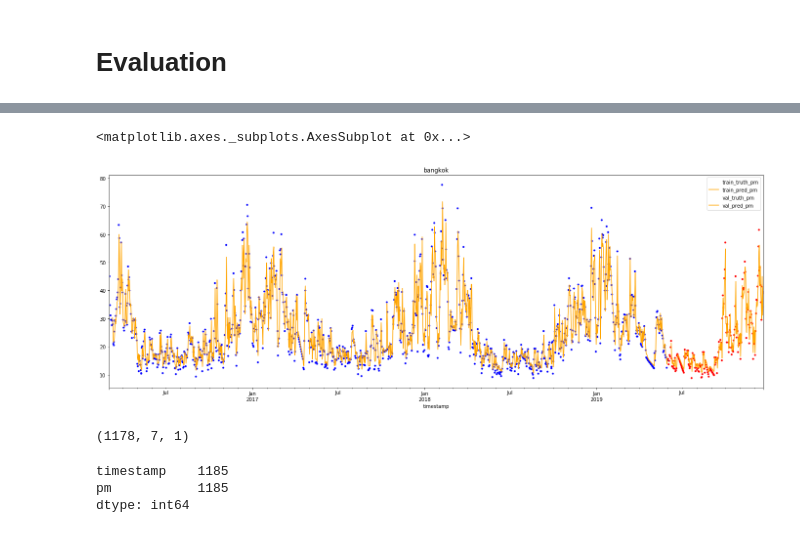
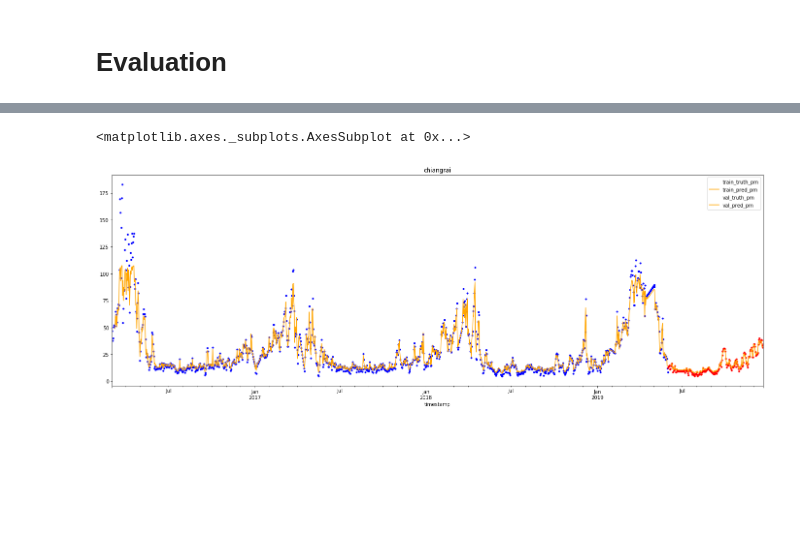
Before and after one commit to anythingth2/PM2.5_Analysis, a Jupyter notebook: Forecasting.ipynb, the cells around one changed output, grey strips where cells are left out. Drawn from its saved outputs; the diff is of its cells as text; code cells hidden in the pictures; blank space fills up the shorter version.

Commit message:
add evaluation each city

```diff
--- a/Forecasting.ipynb
+++ b/Forecasting.ipynb
@@ -204,22 +206,16 @@ KeyboardInterrupt:
+# %%
+def predict_city(city_sensor, scaler=None):
+    city_sensor = city_sensor.copy()
+    x, y = sliding_window(city_sensor, window_size, output_size, stride)
+    y_pred = model.predict(x, verbose=0)
+
+    if scaler is not None:
+        y_pred = scaler.inverse_transform(y_pred)
+        city_sensor['pm'] = scaler.inverse_transform(city_sensor['pm'])
+
+    city_sensor['pm_pred'] = np.nan
+    city_sensor['pm_pred'][window_size-1:-1] = np.squeeze(y_pred)
+
+    return city_sensor
 # %% [markdown]
 # Evaluation
-# %%
-city_name = 'bangkok'
-train_city_sensor = train_sensor.loc[city_name]
-val_city_sensor = val_sensor.loc[city_name]
-def predict_city(city_sensor, scaler=None):
-    x, y = sliding_window(city_sensor, window_size, output_size, stride)
-    y_pred = model.predict(x, verbose=1)
-
-    if scaler is not None:
-        y_pred = scaler.inverse_transform(y_pred)
-        city_sensor['pm'] = scaler.inverse_transform(city_sensor['pm'])
-
-    city_sensor = city_sensor.copy()
-    city_sensor['pm_pred'] = np.nan
-    city_sensor['pm_pred'][window_size:] = np.squeeze(y_pred)
-
-
-    return city_sensor
-train_city_sensor = predict_city(train_city_sensor, scaler)
-val_city_sensor = predict_city(val_city_sensor, scaler)
@@ -244,0 +271,9 @@ See the caveats in the documentation: http://pandas.pydata.org/pandas-docs/stabl
+# %%
+# city_name = 'bangkok'
+city_name = 'chiangrai'
+
+train_city_sensor = train_sensor.loc[city_name]
+val_city_sensor = val_sensor.loc[city_name]
+
+train_city_sensor = predict_city(train_city_sensor, scaler)
+val_city_sensor = predict_city(val_city_sensor, scaler)
@@ -245,23 +289,14 @@ See the caveats in the documentation: http://pandas.pydata.org/pandas-docs/stabl
 # %%
+ax = None
 ax = train_city_sensor.plot(x='timestamp', y='pm',
                             figsize=(24, 8), color='blue', style='.', label='train_truth_pm')
 ax = train_city_sensor.plot(
     x='timestamp', y='pm_pred', figsize=(24, 8), color='orange', label='train_pred_pm', ax=ax)
 
 ax = val_city_sensor.plot(x='timestamp', y='pm', figsize=(
     24, 8), color='red', style='.', label='val_truth_pm', ax=ax)
 val_city_sensor.plot(x='timestamp', y='pm_pred',
                      figsize=(24, 8), color='orange', label='val_pred_pm', ax=ax, title=city_name)
 # %% [output]
 <matplotlib.axes._subplots.AxesSubplot at 0x...>
-[figure, old version]
+[figure, new version]
-# %%
-x.shape
-# %% [output]
-(1178, 7, 1)
-# %%
-train_city_sensor.count()
-# %% [output]
-timestamp    1185
-pm           1185
-dtype: int64
```
Also changed, not shown: parts of 9 cells of this notebook, 1 other file.
